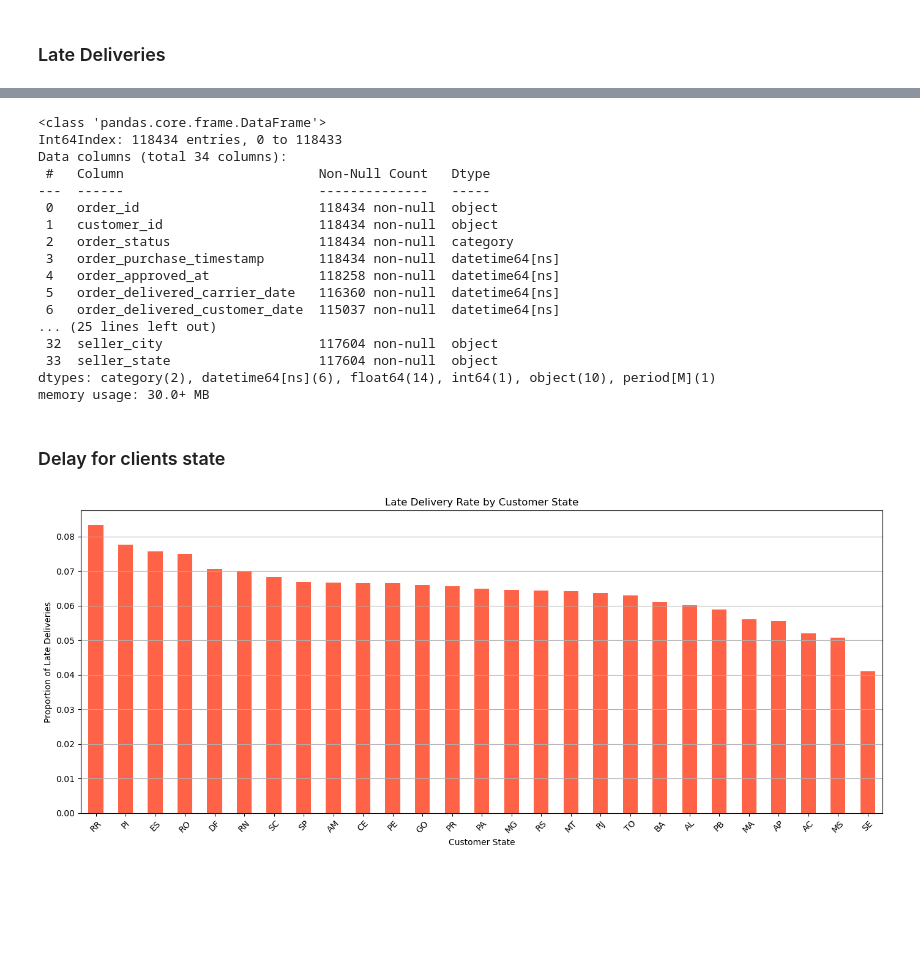
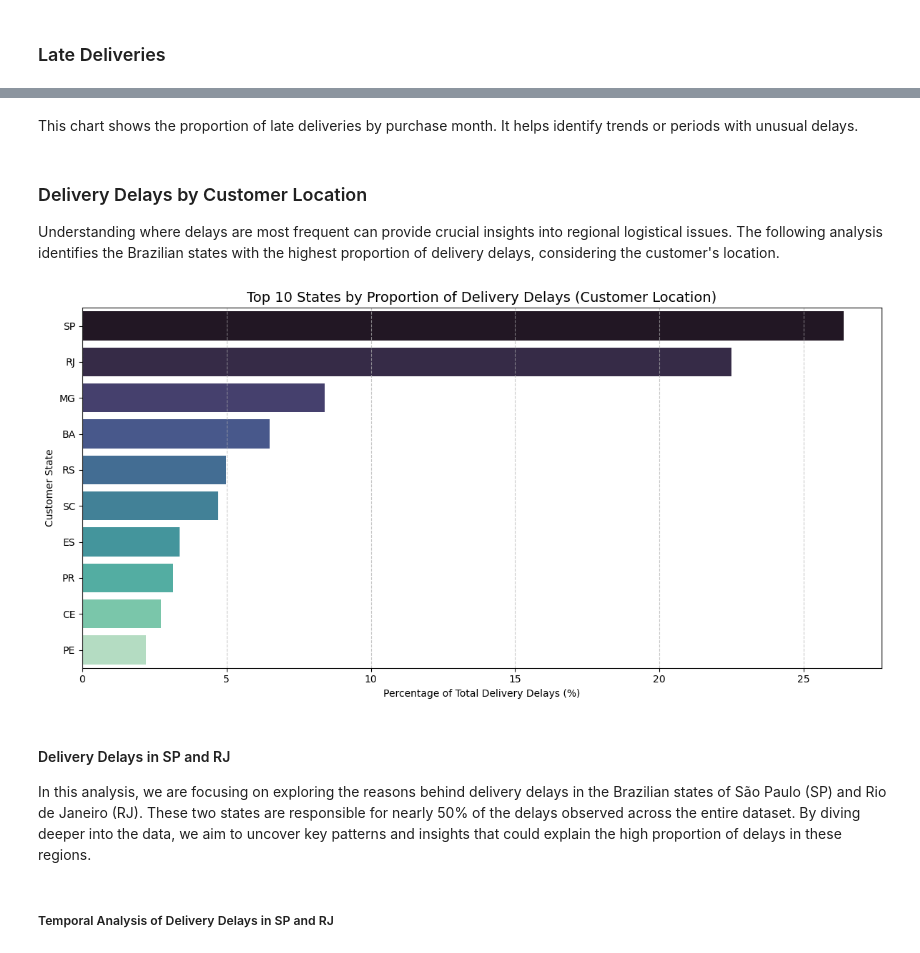
Before and after one commit to rickaof/Portfolio, a Jupyter notebook: Ecommerce_Analysis/notebooks/data_preparation.ipynb, the cells around one changed output, grey strips where cells are left out. Cells and saved outputs as stored; diff of their text form; code cells hidden in the pictures; blank space fills up the shorter version.

```diff
--- a/Ecommerce_Analysis/notebooks/data_preparation.ipynb
+++ b/Ecommerce_Analysis/notebooks/data_preparation.ipynb
@@ -491,38 +482,39 @@ plt.show()
-# %%
-df.info()
-# %% [output]
-<class 'pandas.core.frame.DataFrame'>
-Int64Index: 118434 entries, 0 to 118433
-Data columns (total 34 columns):
- #   Column                         Non-Null Count   Dtype
----  ------                         --------------   -----
- 0   order_id                       118434 non-null  object
- 1   customer_id                    118434 non-null  object
- 2   order_status                   118434 non-null  category
- 3   order_purchase_timestamp       118434 non-null  datetime64[ns]
- 4   order_approved_at              118258 non-null  datetime64[ns]
- 5   order_delivered_carrier_date   116360 non-null  datetime64[ns]
- 6   order_delivered_customer_date  115037 non-null  datetime64[ns]
-... (25 lines left out)
- 32  seller_city                    117604 non-null  object
- 33  seller_state                   117604 non-null  object
-dtypes: category(2), datetime64[ns](6), float64(14), int64(1), object(10), period[M](1)
-memory usage: 30.0+ MB
+# %% [markdown]
+This chart shows the proportion of late deliveries by purchase month. It helps identify trends or periods with unusual delays.
 # %% [markdown]
-### Delay for clients state
+### Delivery Delays by Customer Location
+Understanding where delays are most frequent can provide crucial insights into regional logistical issues. The following analysis identifies the Brazilian states with the highest proportion of delivery delays, considering the customer's location.
-# %%
-# Calculate late delivery rate by customer state
-late_by_state = df.groupby("customer_state")["is_late"].mean().sort_values(ascending=False)
-
-# Plotting
-plt.figure(figsize=(14, 6))
-late_by_state.plot(kind='bar', color='tomato')
-plt.title("Late Delivery Rate by Customer State")
-plt.xlabel("Customer State")
-plt.ylabel("Proportion of Late Deliveries")
-plt.xticks(rotation=45)
-plt.grid(axis='y')
-plt.tight_layout()
-plt.show()
-# %% [output]
-[figure, removed]
+# %%
+# filter only delayed orders
+delayed_orders = df_merged[df_merged['is_late'] == 1]
+
+# Count number of delays by customer state
+delays_by_state = delayed_orders['customer_state'].value_counts().reset_index()
+delays_by_state.columns = ['customer_state', 'delay_count']
+
+# Calculate the total number of delays
+total_delays = delayed_orders.shape[0]
+
+# Calculate the percentage of delays per state
+delays_by_state['delay_percentage'] = (delays_by_state['delay_count'] / total_delays) * 100
+
+# Sort and select the top 10 states with the highest delay proportions
+top_states = delays_by_state.sort_values(by='delay_percentage', ascending=False).head(10)
+
+# Plot delay percentage by customer state
+plt.figure(figsize=(12, 6))
+sns.barplot(x='delay_percentage', y='customer_state', data=top_states, palette='mako')
+
+plt.title('Top 10 States by Proportion of Delivery Delays (Customer Location)', fontsize=14)
+plt.xlabel('Percentage of Total Delivery Delays (%)')
+plt.ylabel('Customer State')
+plt.grid(axis='x', linestyle='--', alpha=0.7)
+plt.tight_layout()
+plt.show()
+# %% [output]
+[figure, added]
+# %% [markdown]
+#### Delivery Delays in SP and RJ
+In this analysis, we are focusing on exploring the reasons behind delivery delays in the Brazilian states of São Paulo (SP) and Rio de Janeiro (RJ). These two states are responsible for nearly 50% of the delays observed across the entire dataset. By diving deeper into the data, we aim to uncover key patterns and insights that could explain the high proportion of delays in these regions.
+# %% [markdown]
+##### Temporal Analysis of Delivery Delays in SP and RJ
```
Also changed, not shown: parts of 14 cells of this notebook.
